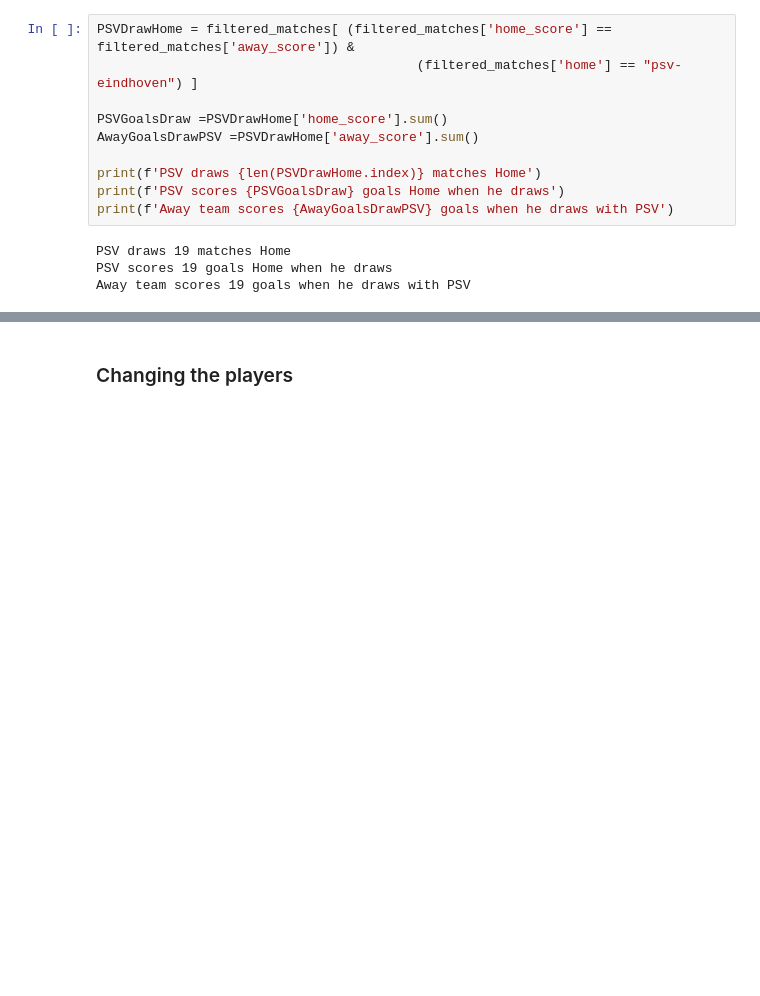
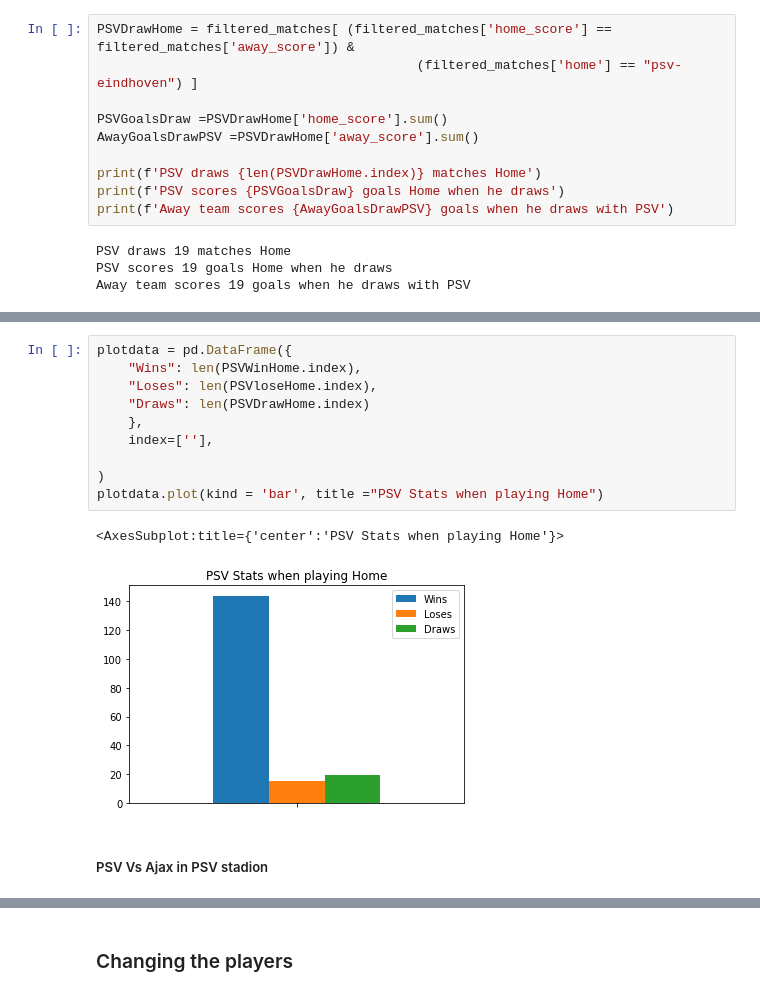
Before and after one commit to mohammedaljader/Football_Predictions_ML, a Jupyter notebook: notebook.ipynb, the cells around one changed output, grey strips where cells are left out. Drawn from its saved outputs; the diff is of its cells as text; blank space fills up the shorter version.

```diff
--- a/notebook.ipynb
+++ b/notebook.ipynb
@@ -767,0 +869,15 @@ Away team scores 19 goals when he draws with PSV
+# %%
+plotdata = pd.DataFrame({
+    "Wins": len(PSVWinHome.index),
+    "Loses": len(PSVloseHome.index),
+    "Draws": len(PSVDrawHome.index)
+    },
+    index=[''],
+
+)
+plotdata.plot(kind = 'bar', title ="PSV Stats when playing Home")
+# %% [output]
+<AxesSubplot:title={'center':'PSV Stats when playing Home'}>
+[figure, added]
+# %% [markdown]
+##### PSV Vs Ajax in PSV stadion
```
Also changed, not shown: parts of 14 cells of this notebook.
